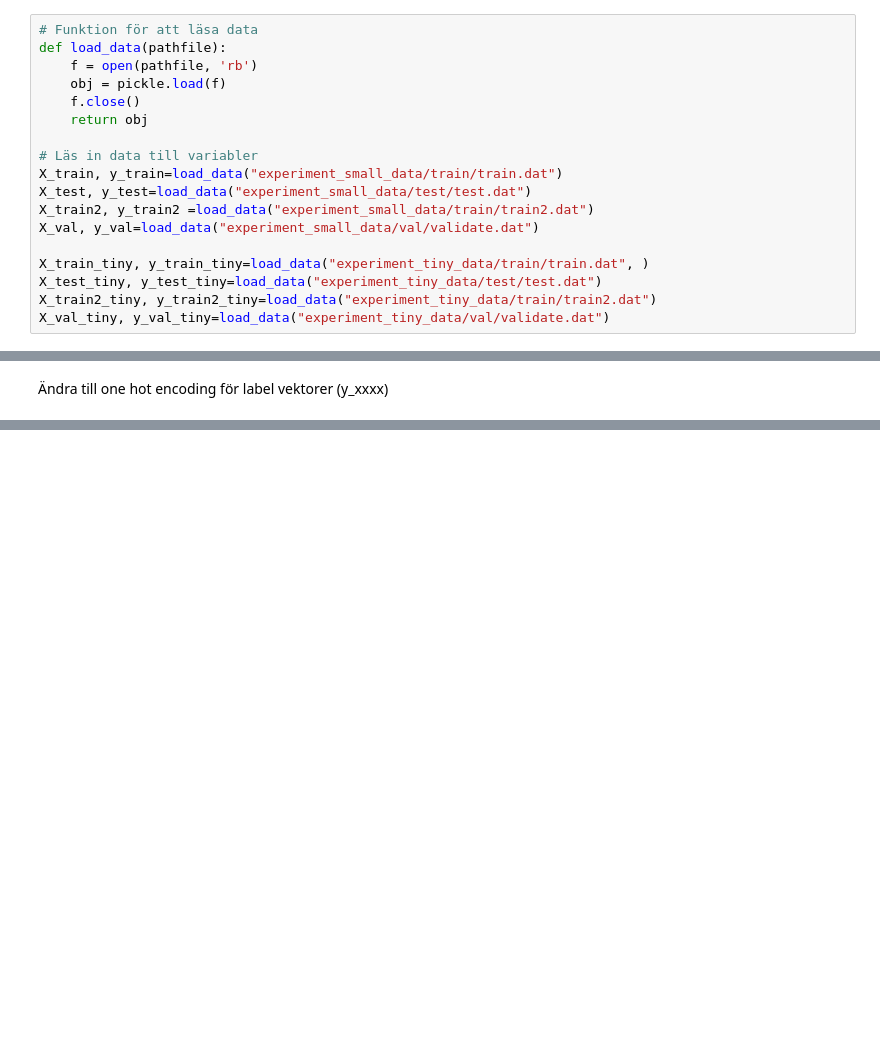
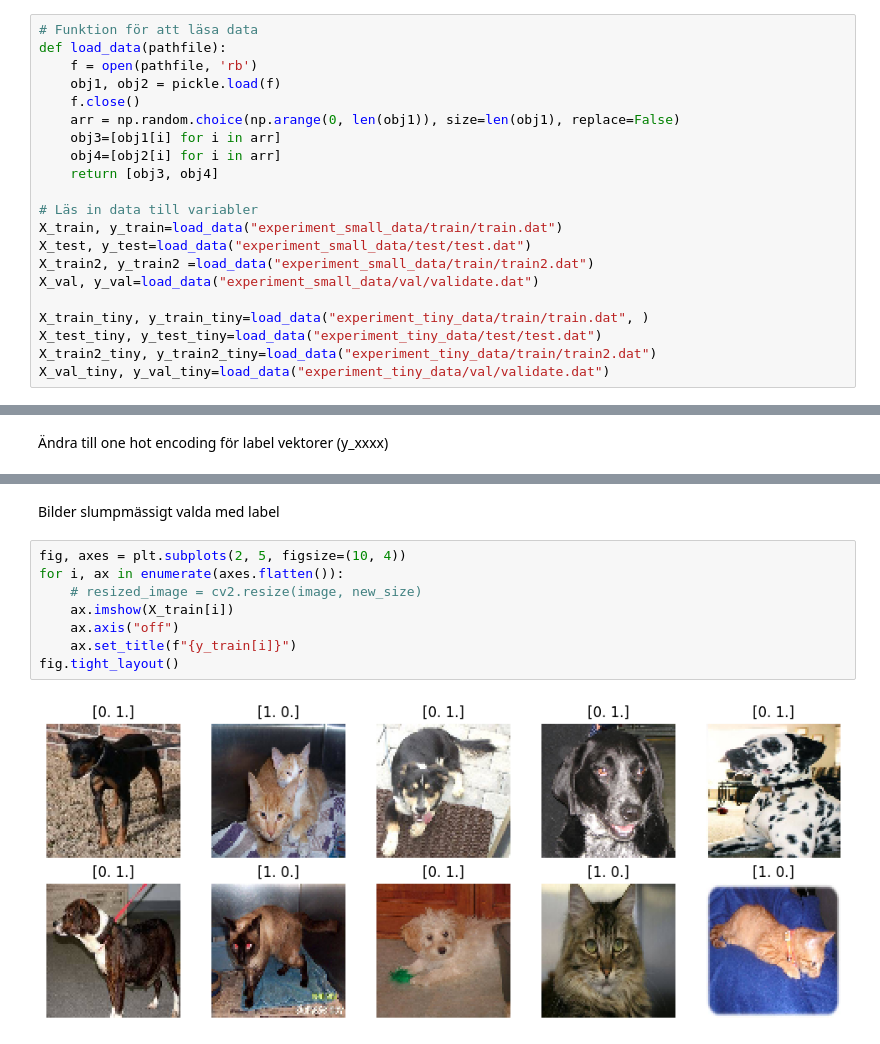
Before and after one commit to danlundh67/AI-deep_learning, a Jupyter notebook: deep1.ipynb, the cells around one changed output, grey strips where cells are left out. Drawn from its saved outputs; the diff is of its cells as text; blank space fills up the shorter version.

Commit message:
Till EDA av bilderna

```diff
--- a/deep1.ipynb
+++ b/deep1.ipynb
@@ -227,9 +228,12 @@ Experiment small - läsa data
 # Funktion för att läsa data
 def load_data(pathfile):
     f = open(pathfile, 'rb')
-    obj = pickle.load(f)
+    obj1, obj2 = pickle.load(f)
     f.close()
-    return obj
+    arr = np.random.choice(np.arange(0, len(obj1)), size=len(obj1), replace=False)
+    obj3=[obj1[i] for i in arr]
+    obj4=[obj2[i] for i in arr]
+    return [obj3, obj4]
 
 # Läs in data till variabler
 X_train, y_train=load_data("experiment_small_data/train/train.dat")
@@ -272,0 +293,12 @@ print(y_train)
+# %% [markdown]
+Bilder slumpmässigt valda med label
+# %%
+fig, axes = plt.subplots(2, 5, figsize=(10, 4))
+for i, ax in enumerate(axes.flatten()):
+    # resized_image = cv2.resize(image, new_size)
+    ax.imshow(X_train[i])
+    ax.axis("off")
+    ax.set_title(f"{y_train[i]}")
+fig.tight_layout()
+# %% [output]
+[figure, added]
```
Also changed, not shown: parts of 7 cells of this notebook.
